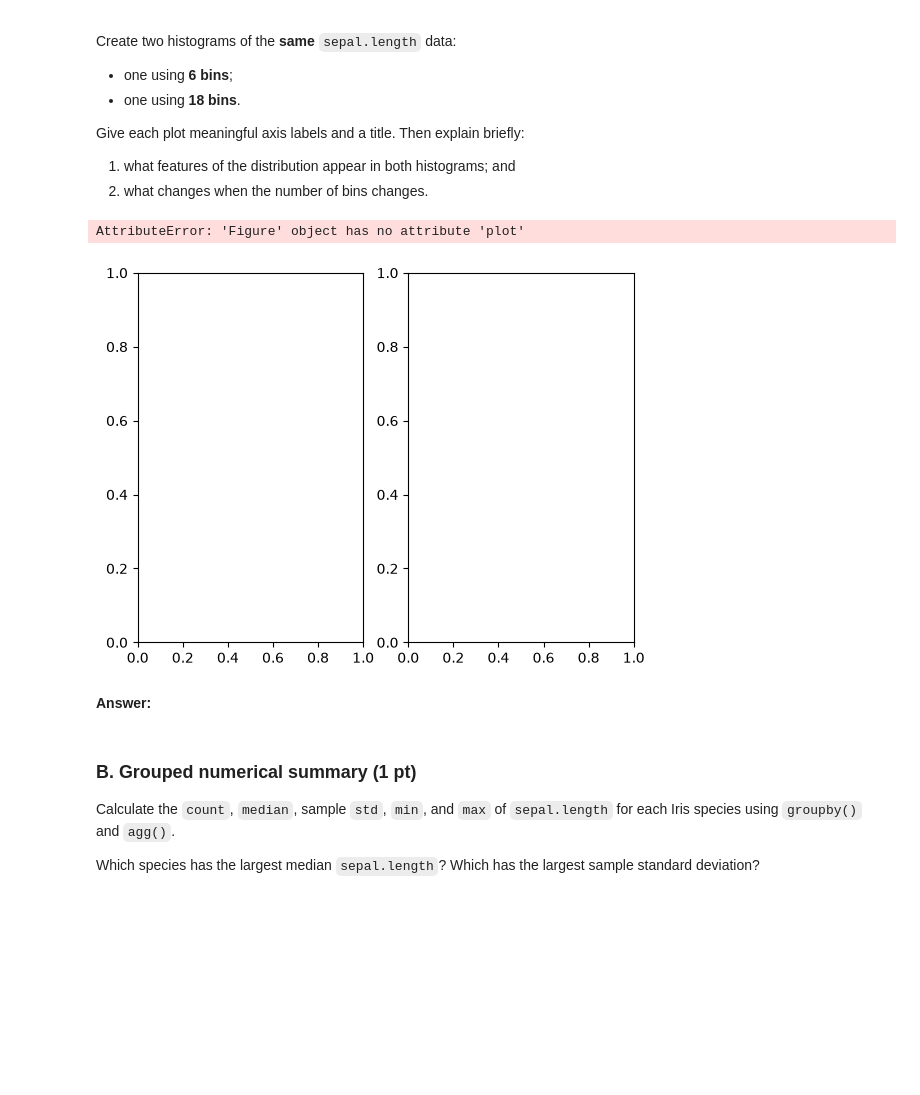
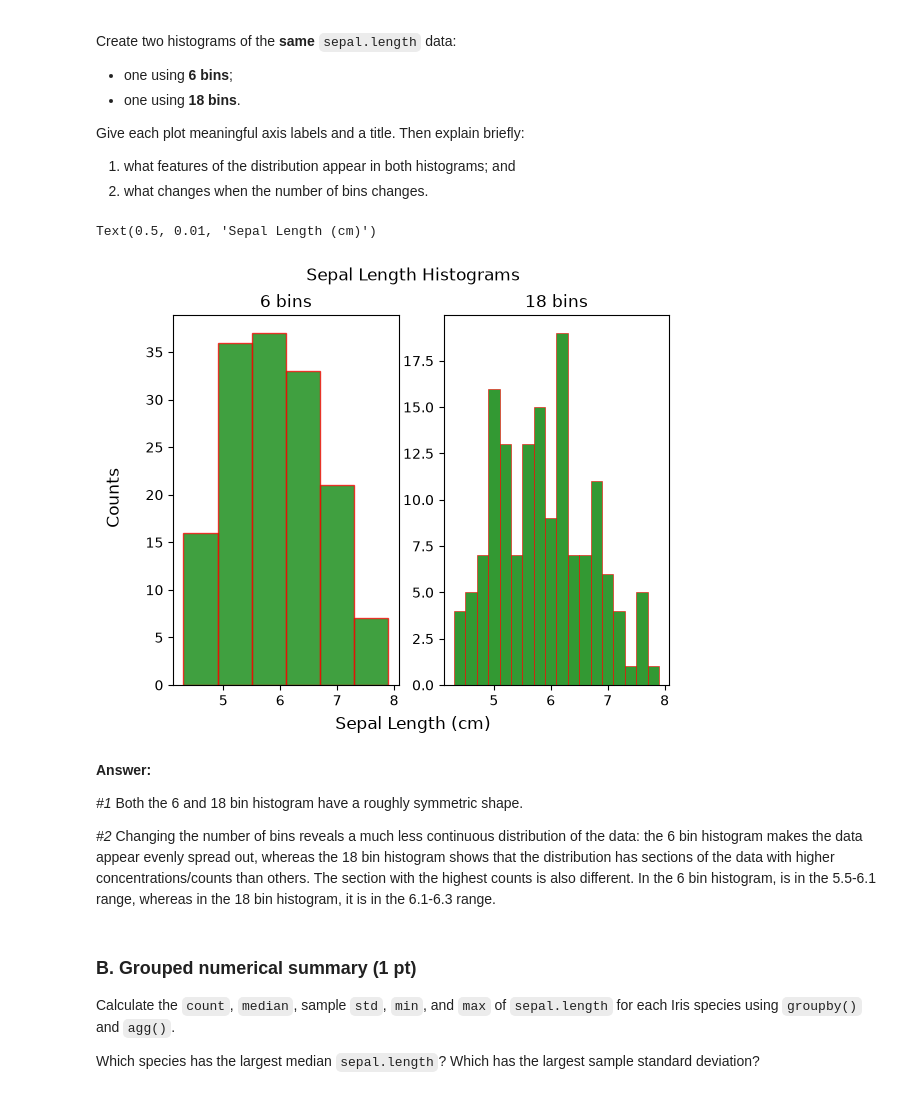
Before and after one commit to BradyJulian/Julian-Brady-ENGR-1451-Fork, a Jupyter notebook: 1-assignments/LE02/jub177LE02.ipynb, the cells around one changed output. Saved outputs shown, nothing was run; the diff lists cells and outputs as text; code cells hidden in the pictures; blank space fills up the shorter version.

```diff
--- a/1-assignments/LE02/jub177LE02.ipynb
+++ b/1-assignments/LE02/jub177LE02.ipynb
@@ -184,22 +184,32 @@ Give each plot meaningful axis labels and a title. Then explain briefly:
 # %%
 # Your histogram code here
 sepal_length = iris["sepal.length"]
 
-axes = plt.subplots(1,2)
+fig, axes = plt.subplots(1,2)
 
-axes[0].plot.hist(sepal_length,bins=6)
-plt.title("Sepal Length, 6 bins")
-plt.ylabel("Counts")
+#6 bin histogram
+axes[0].hist(sepal_length, bins=6, color = "green", edgecolor = "red", alpha = 0.75) #aplha sets transparency
+axes[0].set_title("6 bins")
 
+#18 bin histogram
+axes[1].hist(sepal_length,bins=18, color = "green", edgecolor = "red", alpha = 0.8, linewidth = "0.5")
+axes[1].set_title("18 bins")
 
-axes[1].plt.hist(sepal_length,bins=18)
-plt.title("Sepal Length, 18 bins")
-plt.ylabel("Counts")
+#Overall titles (applying to both subplots)
+fig.suptitle("Sepal Length Histograms")
+fig.supylabel("Counts")
+fig.supxlabel("Sepal Length (cm)")
 # %% [output]
-AttributeError: 'Figure' object has no attribute 'plot'
+Text(0.5, 0.01, 'Sepal Length (cm)')
-[figure, old version]
+[figure, new version]
 # %% [markdown]
 **Answer:**
+
+*#1*
+Both the 6 and 18 bin histogram have a roughly symmetric shape.
+
+*#2*
+Changing the number of bins reveals a much less continuous distribution of the data: the 6 bin histogram makes the data appear evenly spread out, whereas the 18 bin histogram shows that the distribution has sections of the data with higher concentrations/counts than others. The section with the highest counts is also different. In the 6 bin histogram, is in the 5.5-6.1 range, whereas in the 18 bin histogram, it is in the 6.1-6.3 range.
 # %% [markdown]
 ### B. Grouped numerical summary (1 pt)
 
```
Also changed, not shown: parts of 9 cells of this notebook.
